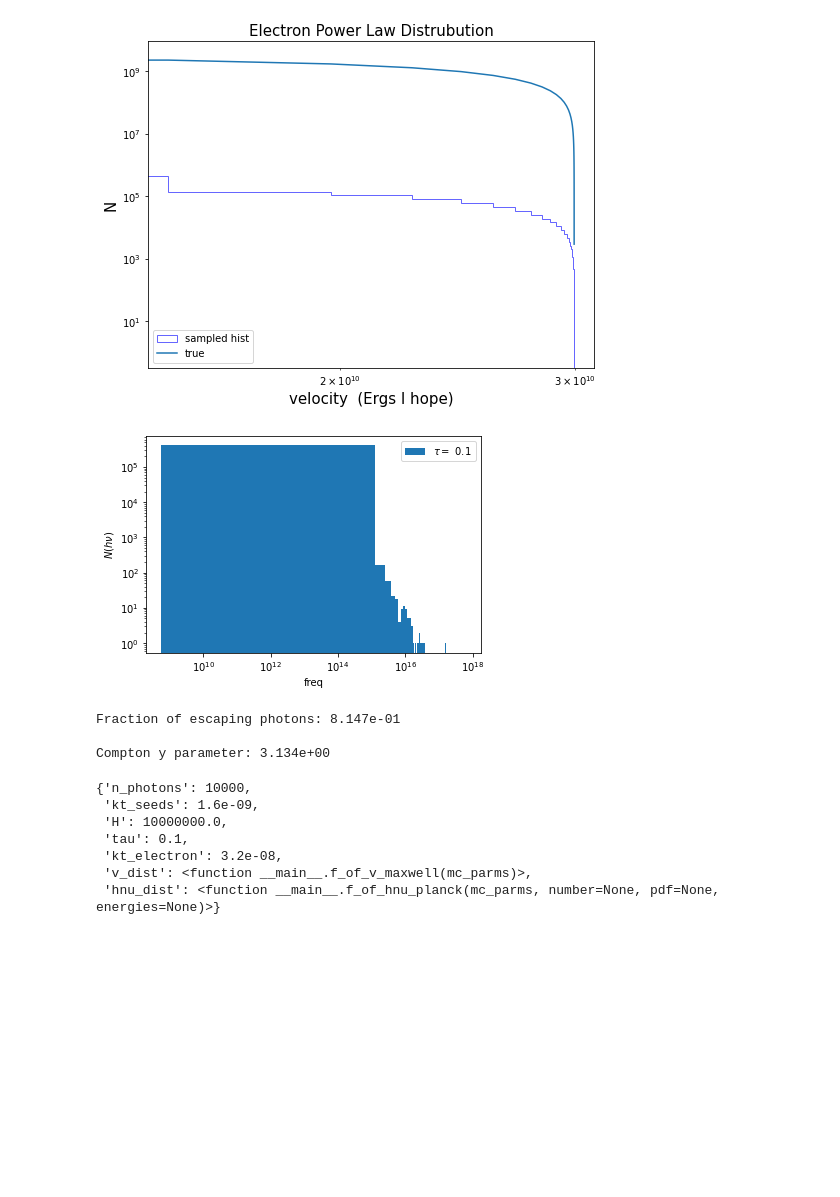
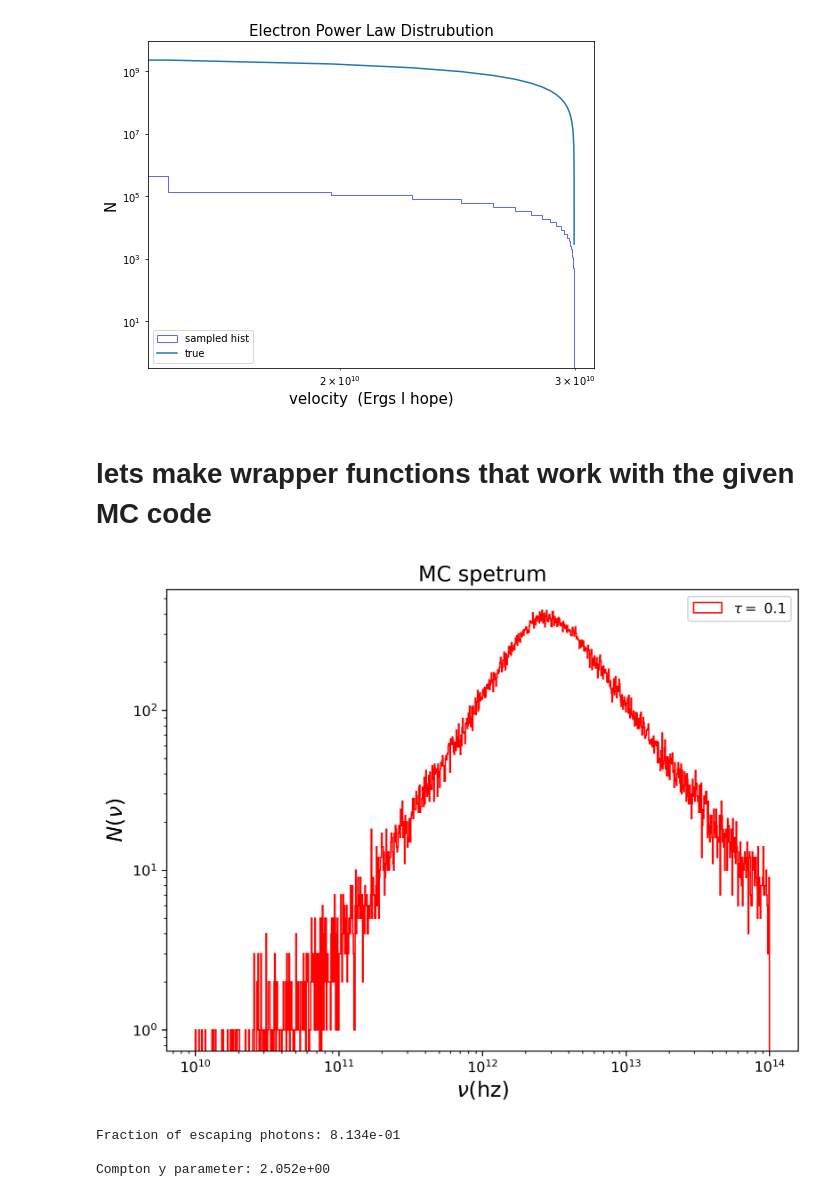
Before and after one commit to afinemax/extreme_astrophysics_2023, a Jupyter notebook: ps5/max_fine_ps5.ipynb, the cells around one changed output. Saved outputs shown, nothing was run; the diff lists cells and outputs as text; code cells hidden in the pictures; blank space fills up the shorter version.

```diff
--- a/ps5/max_fine_ps5.ipynb
+++ b/ps5/max_fine_ps5.ipynb
@@ -32,7 +36,7 @@ erg_to_jy = 1e23
 
 eta_values = np.linspace(0.1, 1.5, 5) # no units
 r = np.logspace(0, 3, 500)* rg #rg in cm
-freq_arr = np.logspace(7, 14, 1000) # hz
+freq_arr = np.logspace(10, 14, 1000) # hz
 dr = np.ediff1d(r) # fancy
 
 theta = math.radians(10)  #opening angle of 10 degrees converted to radiants
@@ -195,14 +201,15 @@ def plot_mc(mc_parms,bins=None,xlims=None,filename=None):
     if (filename is None):
         filename='hw_5_plot_{0:d}.pdf'.format(figure_counter)
     hnu_scattered,hnu_seeds=np.array(monte_carlo(mc_parms))# /mc_parms['kt_seeds']
-    fig=plt.figure()
+    fig=plt.figure(figsize=(8,6), dpi=300)
     plt.hist(hnu_scattered,bins=bins,log=True,
-             label=r'$\tau=${:4.1f}'.format(mc_parms['tau']))
+             label=r'$\tau=${:4.1f}'.format(mc_parms['tau']), histtype='step', color='red')
     plt.xscale('log')
     #plt.xlim(xlims[0],xlims[1])
     #plt.xlabel(r'$h\nu/h\nu_{0}$')
-    plt.xlabel('freq')
-    plt.ylabel(r'$N(h\nu)$')
+    plt.xlabel(r'$\nu$(hz)', size=15)
+    plt.ylabel(r'$N(\nu)$', size=15)
+    plt.title('MC spetrum', size=15)
     plt.legend()
     fig.savefig(filename)
     figure_counter+=1
@@ -564,6 +579,8 @@ plt.legend()
 plt.show()
 # %% [output]
 [figure]
+# %% [markdown]
+# lets make wrapper functions that work with the given MC code
 # %%
 # wrapper functions that we can use directly with the MC code
 
@@ -590,31 +607,20 @@ def f_of_jet_slice(mc_parms, r=r, freq_arr =freq_arr, power_law_index=2, number=
     return samples
 # %%
 # now we just put everything together
-# Run an example of a Monte Carlo simulation for optical depth 0.1
 
-mc_parms={'n_photons':5000*100,         # start somewhat small and go up
-            'kt_seeds':1.6e-9,         # 1 keV input photons
-            'H':r[0],                   # say H ~ R, and R ~ 100 R_g ~ 3e7 cm
-            'velocity':3e10 * 0.3,            # 10% speed of light--pretty hot
-            'tau':0.1,                 # tau ~ 0.1: Small-ish optical depth # t=1 for photosphere
+# we make the aformentioned distrubutions prior to this
+
+mc_parms={'n_photons':int(1e5),         # start somewhat small and go up
+            'kt_seeds':1.6e-9,         # not sure if it breaks if i take it out
+            'H':r[0],                   # r[0]
+            'velocity':3e10 * 0.3,            # 30% speed of light-
+            'tau':.1,                 # tau ~ 0.1: Small-ish optical depth # t=1 for photosphere
             'v_dist':v_power,      # name of velocity distribution function
-            'gamma_min': 0,
-            'gamma_max': 3, # range for electron gamma 1e0 to 1e3
             'hnu_dist':f_of_jet_slice,  # name of photon distribution function
             }
-hnu_scattered,hnu_seeds=plot_mc(mc_parms,bins=500, xlims=[1, 1e10])
+hnu_scattered,hnu_seeds=plot_mc(mc_parms,bins=freq_arr, xlims=[1, 1e10])
 # %% [output]
-[figure, old version]
+[figure, new version]
-Fraction of escaping photons: 8.147e-01
+Fraction of escaping photons: 8.134e-01
 
-Compton y parameter: 3.134e+00
+Compton y parameter: 2.052e+00
-# %%
-mc_parms
-# %% [output]
-{'n_photons': 10000,
- 'kt_seeds': 1.6e-09,
- 'H': 10000000.0,
- 'tau': 0.1,
- 'kt_electron': 3.2e-08,
- 'v_dist': <function __main__.f_of_v_maxwell(mc_parms)>,
- 'hnu_dist': <function __main__.f_of_hnu_planck(mc_parms, number=None, pdf=None, energies=None)>}
```
Also changed, not shown: parts of 17 cells of this notebook.
